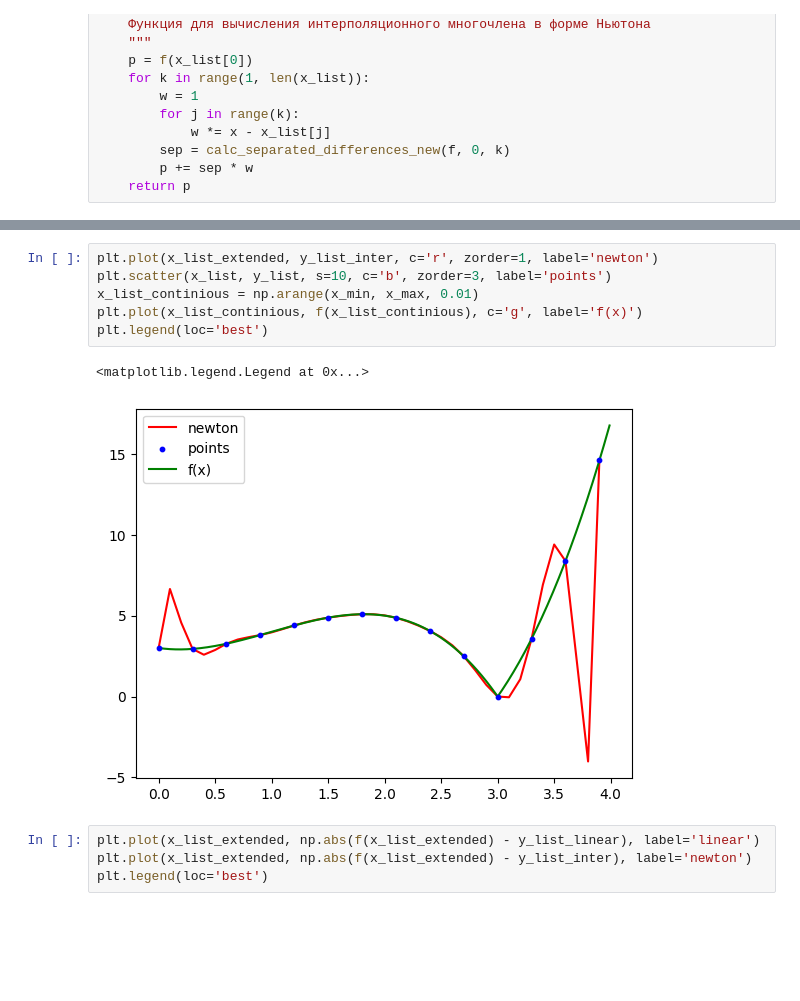
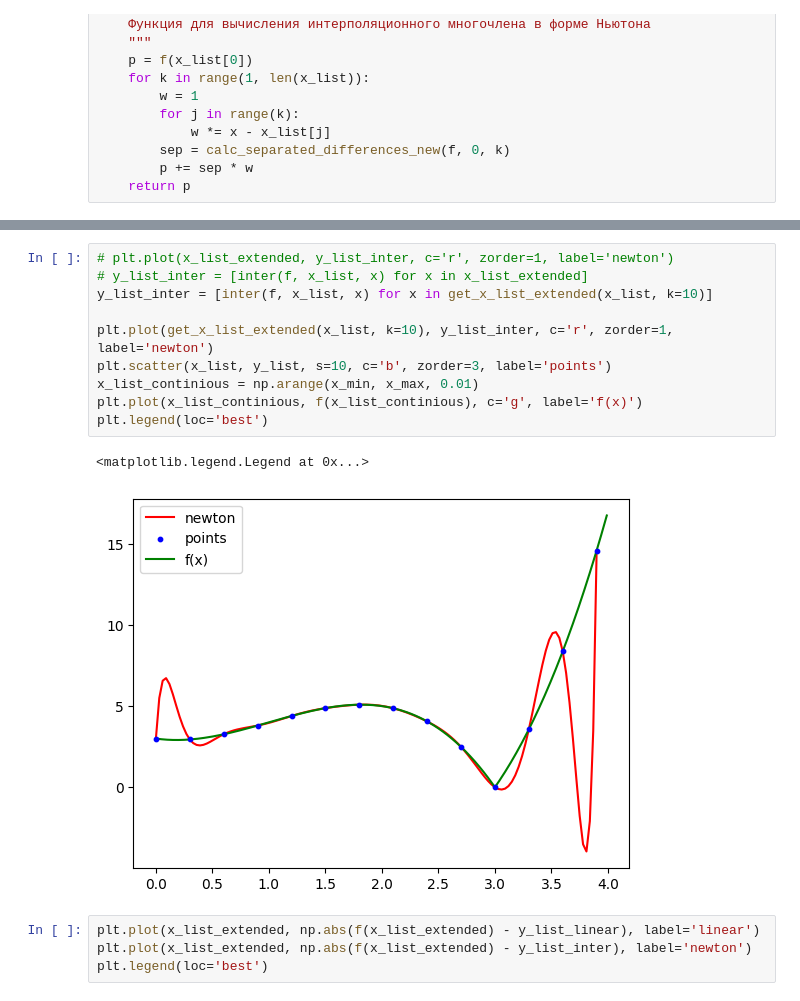
Before and after one commit to kudrmax/numerical-methods, a Jupyter notebook: approximation/6.7.4.ipynb, the cells around one changed output, grey strips where cells are left out. Drawn from its saved outputs; the diff is of its cells as text; blank space fills up the shorter version.

```diff
--- a/approximation/6.7.4.ipynb
+++ b/approximation/6.7.4.ipynb
@@ -97,12 +97,16 @@ plt.scatter(x_list_extended, y_list_inter, s=5, c='r', zorder=2)
 # %%
-plt.plot(x_list_extended, y_list_inter, c='r', zorder=1, label='newton')
+# plt.plot(x_list_extended, y_list_inter, c='r', zorder=1, label='newton')
+# y_list_inter = [inter(f, x_list, x) for x in x_list_extended]
+y_list_inter = [inter(f, x_list, x) for x in get_x_list_extended(x_list, k=10)]
+
+plt.plot(get_x_list_extended(x_list, k=10), y_list_inter, c='r', zorder=1, label='newton')
 plt.scatter(x_list, y_list, s=10, c='b', zorder=3, label='points')
 x_list_continious = np.arange(x_min, x_max, 0.01)
 plt.plot(x_list_continious, f(x_list_continious), c='g', label='f(x)')
 plt.legend(loc='best')
 # %% [output]
 <matplotlib.legend.Legend at 0x...>
-[figure, old version]
+[figure, new version]
 # %%
 plt.plot(x_list_extended, np.abs(f(x_list_extended) - y_list_linear), label='linear')
 plt.plot(x_list_extended, np.abs(f(x_list_extended) - y_list_inter), label='newton')
```
Also changed, not shown: parts of 1 cell of this notebook, 6 other files.
